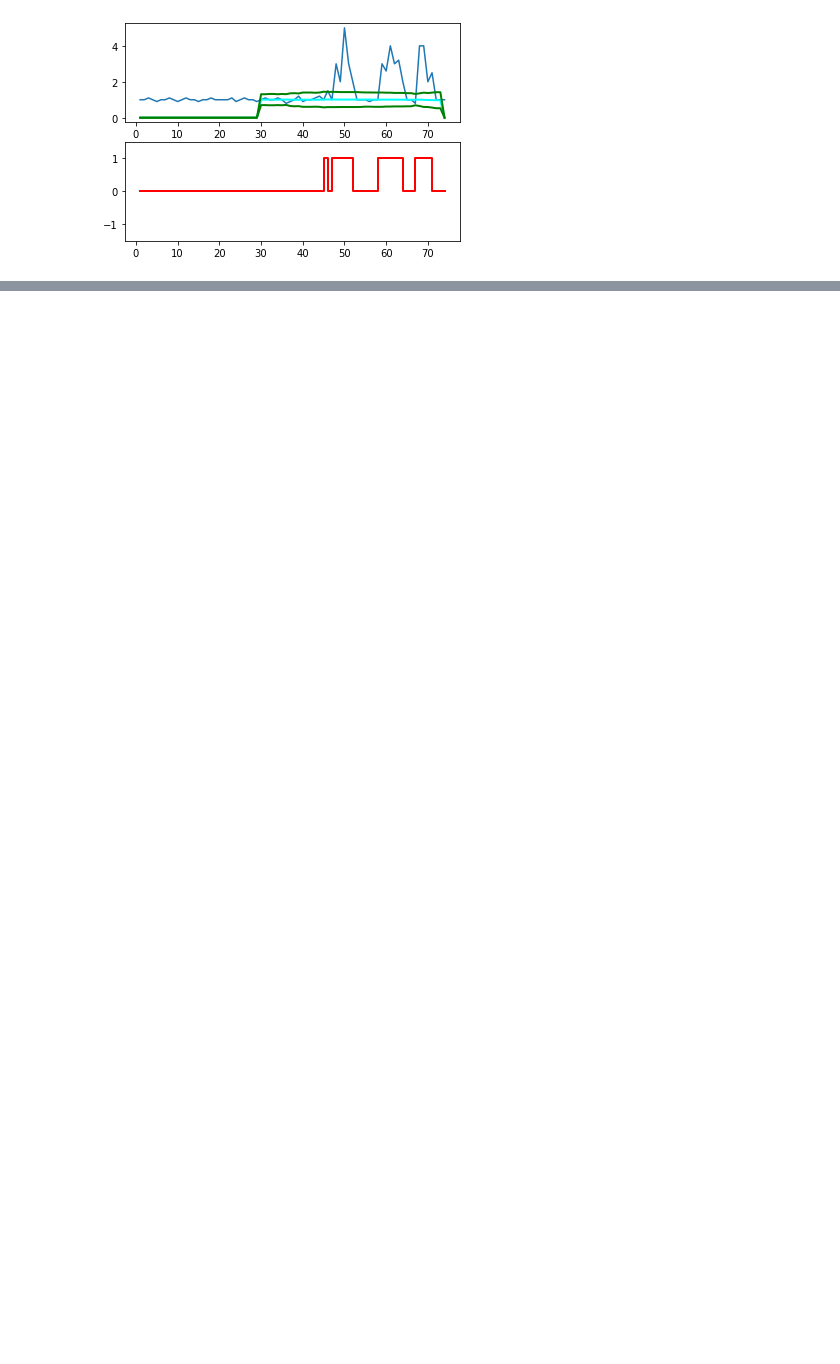
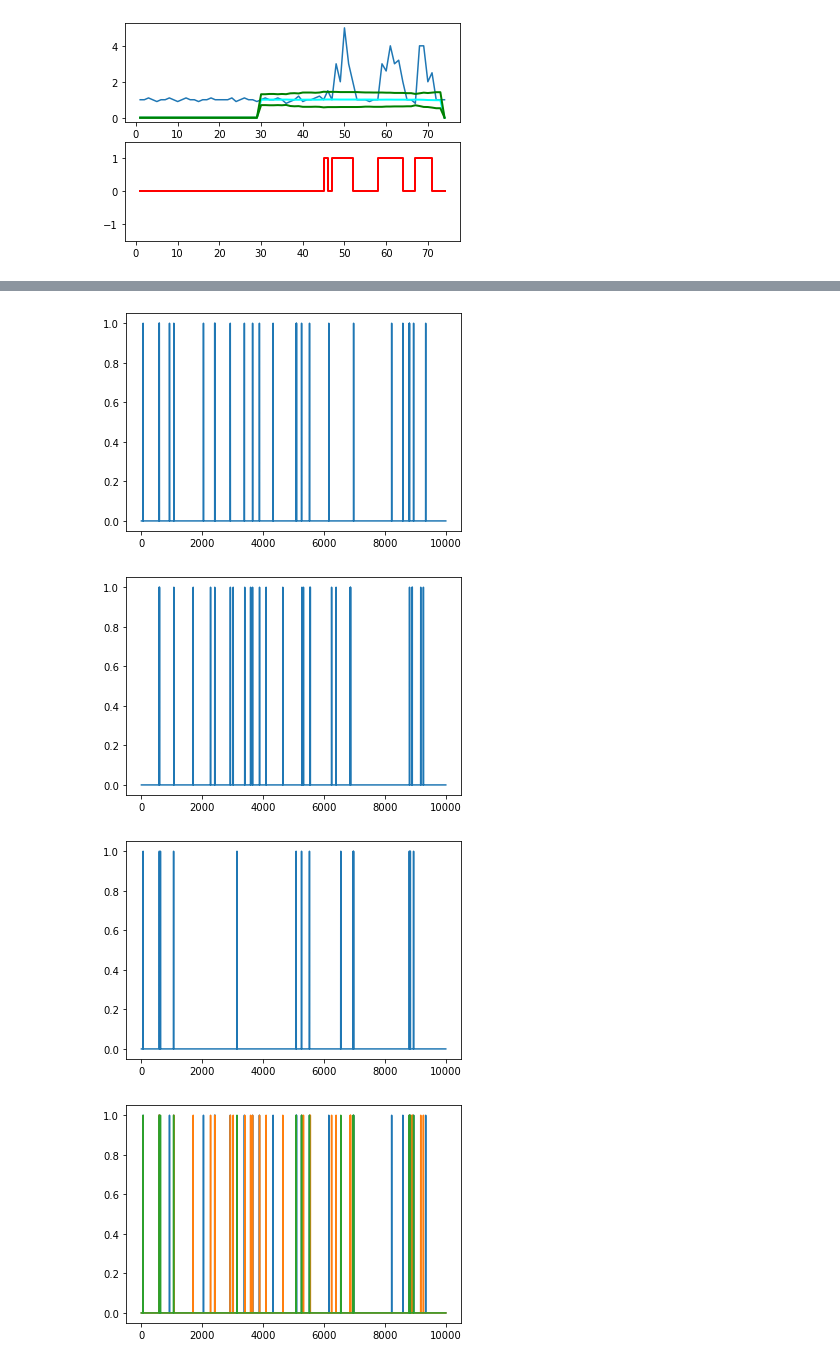
Before and after one commit to ChristopherRussell/MAMMUT-STARTHACK21, a Jupyter notebook: notebooks/HackPhysics.ipynb, the cells around one changed output, grey strips where cells are left out. Cells and saved outputs as stored; diff of their text form; code cells hidden in the pictures; blank space fills up the shorter version.

```diff
--- a/notebooks/HackPhysics.ipynb
+++ b/notebooks/HackPhysics.ipynb
@@ -269,0 +240,25 @@ figsize=(8, 6), dpi=80
+# %%
+sigx = result["signals"]
+sigy = result2["signals"]
+sigz = result3["signals"]
+# %%
+import matplotlib.pyplot as plt
+plt.plot(abs(sigx)[1:10000])
+plt.show()
+plt.plot(abs(sigy)[1:10000])
+plt.show()
+plt.plot(abs(sigz)[1:10000])
+plt.show()
+
+plt.plot(abs(sigx)[1:10000])
+plt.plot(abs(sigy)[1:10000])
+plt.plot(abs(sigz)[1:10000])
+plt.show()
+
+plt.plot(abs(sigx)[1:10000]+abs(sigy)[1:10000]+abs(sigz)[1:10000])
+plt.show()
+# %% [output]
+[figure, added]
+[figure, added]
+[figure, added]
+[figure, added]
```
Also changed, not shown: parts of 15 cells of this notebook.
